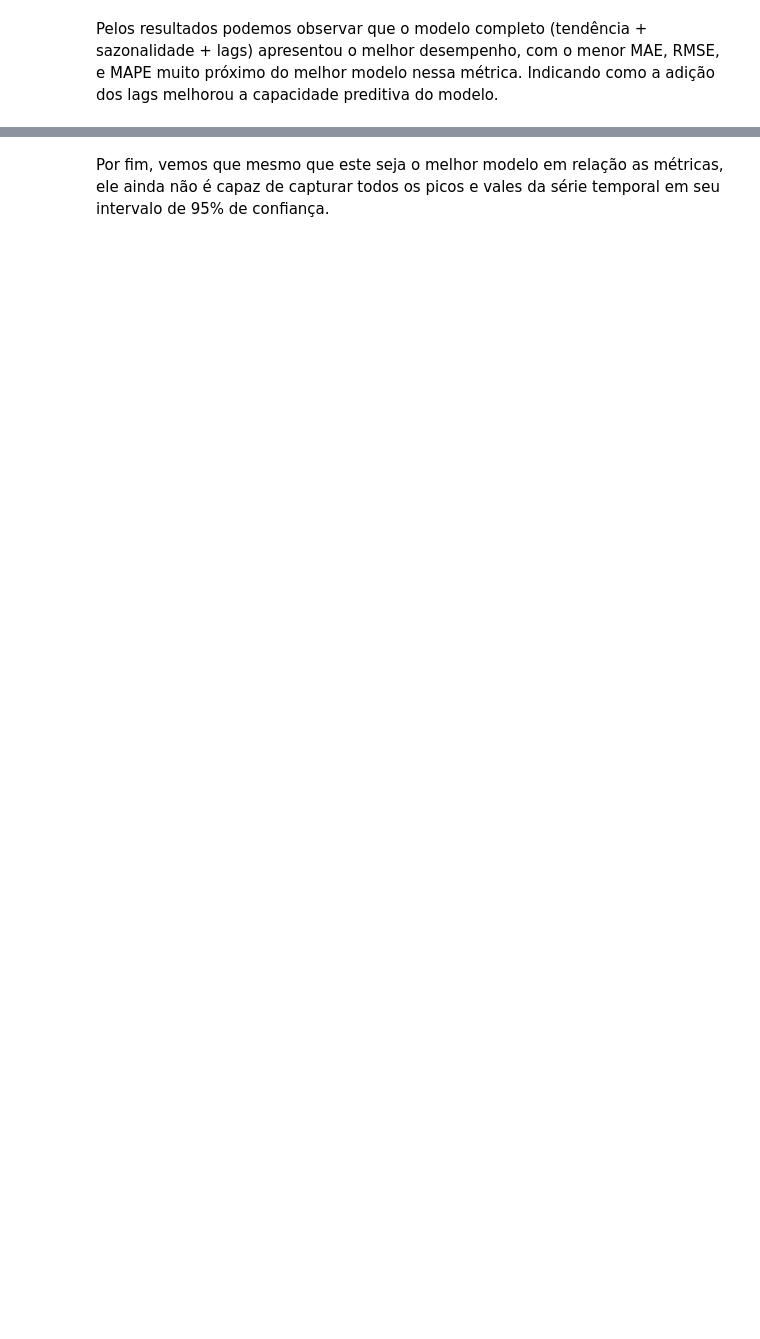
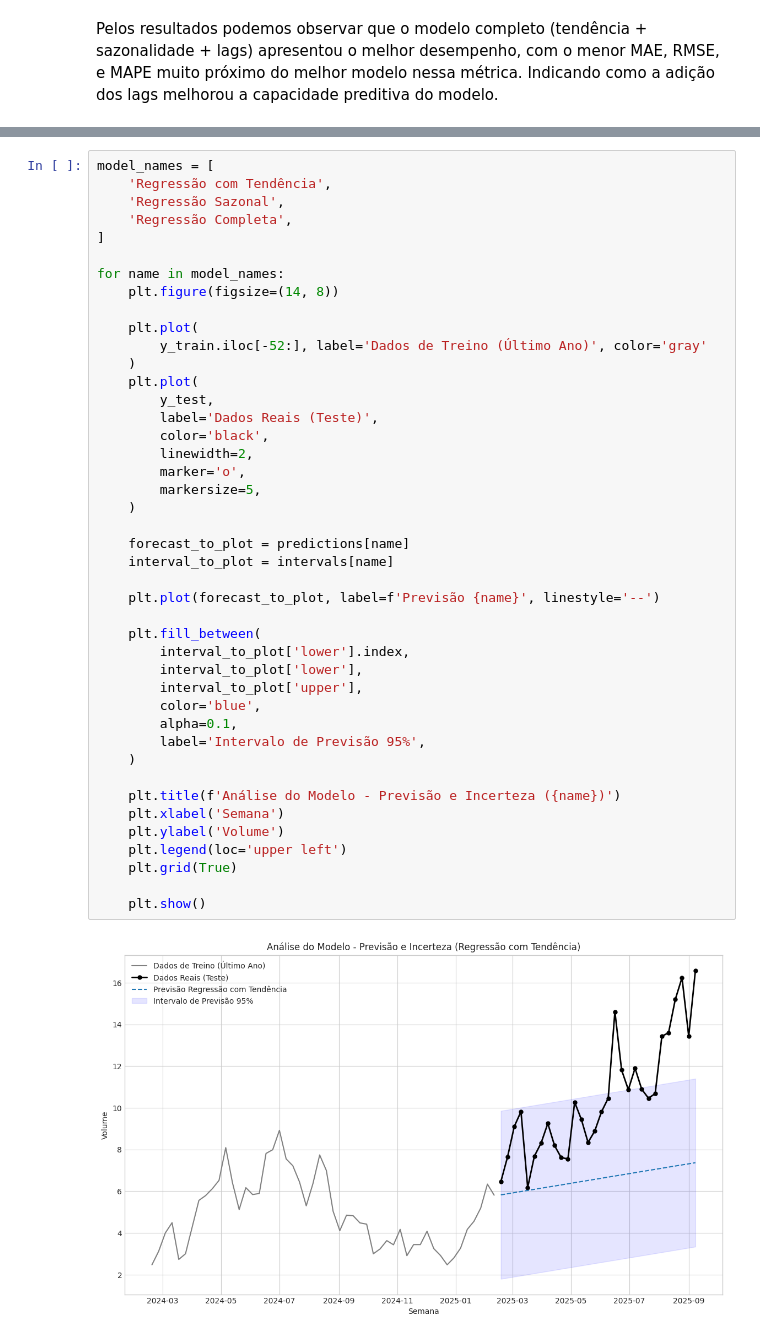
Before and after one commit to PedroPHC25/Time-Series-A1, a Jupyter notebook: reg_lin_multipla/reg_linear_multipla.ipynb, the cells around one changed output, grey strips where cells are left out. Cells and saved outputs as stored; diff of their text form; blank space fills up the shorter version.

```diff
--- a/reg_lin_multipla/reg_linear_multipla.ipynb
+++ b/reg_lin_multipla/reg_linear_multipla.ipynb
@@ -244,2 +209,45 @@ plt.show()
-# %% [markdown]
-Por fim, vemos que mesmo que este seja o melhor modelo em relação as métricas, ele ainda não é capaz de capturar todos os picos e vales da série temporal em seu intervalo de 95% de confiança.
+# %%
+model_names = [
+    'Regressão com Tendência',
+    'Regressão Sazonal',
+    'Regressão Completa',
+]
+
+for name in model_names:
+    plt.figure(figsize=(14, 8))
+
+    plt.plot(
+        y_train.iloc[-52:], label='Dados de Treino (Último Ano)', color='gray'
+    )
+    plt.plot(
+        y_test,
+        label='Dados Reais (Teste)',
+        color='black',
+        linewidth=2,
+        marker='o',
+        markersize=5,
+    )
+
+    forecast_to_plot = predictions[name]
+    interval_to_plot = intervals[name]
+
+    plt.plot(forecast_to_plot, label=f'Previsão {name}', linestyle='--')
+
+    plt.fill_between(
+        interval_to_plot['lower'].index,
+        interval_to_plot['lower'],
+        interval_to_plot['upper'],
+        color='blue',
+        alpha=0.1,
+        label='Intervalo de Previsão 95%',
+    )
+
+    plt.title(f'Análise do Modelo - Previsão e Incerteza ({name})')
+    plt.xlabel('Semana')
+    plt.ylabel('Volume')
+    plt.legend(loc='upper left')
+    plt.grid(True)
+
+    plt.show()
+# %% [output]
+[figure, added]
```
Also changed, not shown: parts of 3 cells of this notebook, 1 other file.
